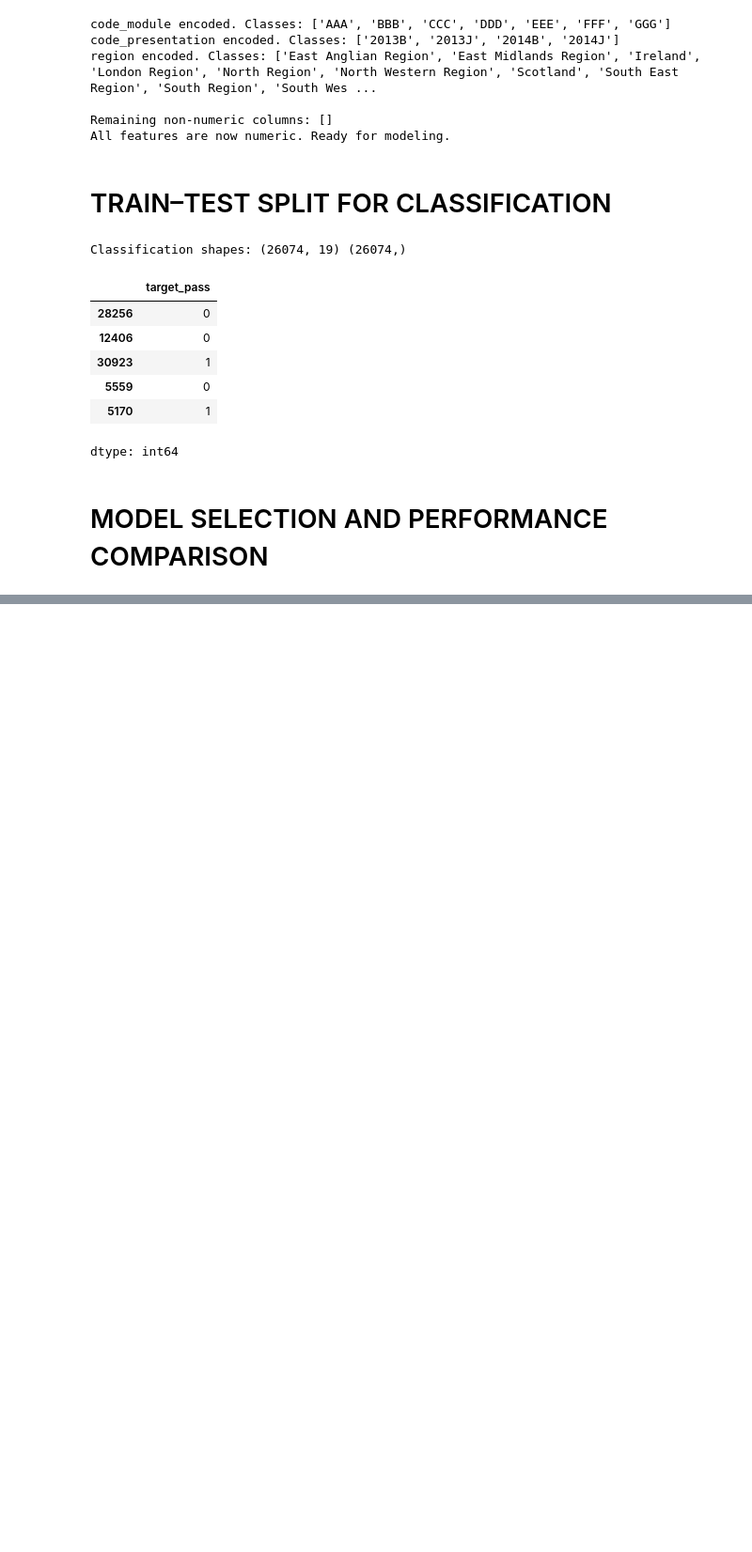
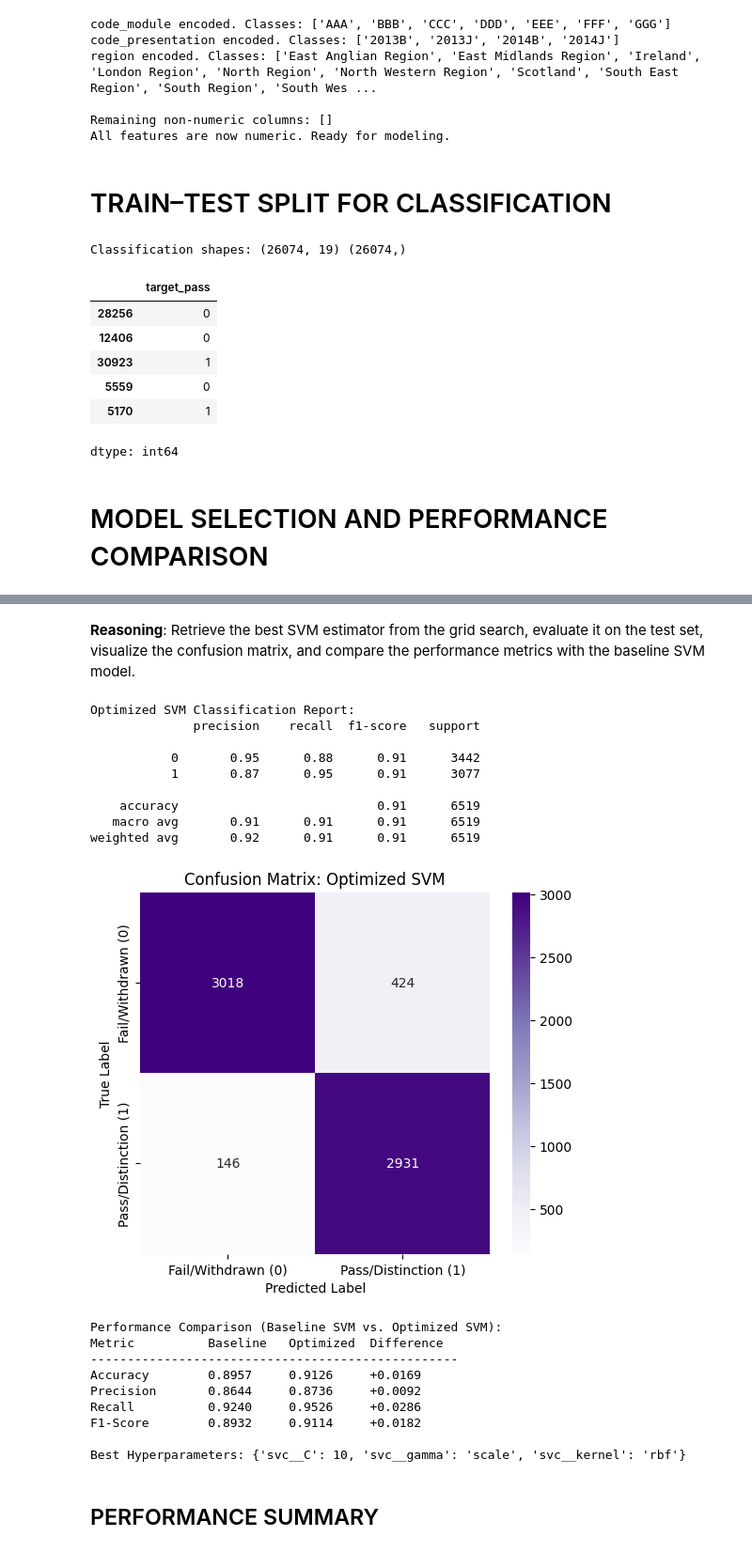
Before and after one commit to Jiajieja/WM9QG-Fundamentals-of-Artificial-Intelligence-and-Data-Mining-Group-Assessment, a Jupyter notebook: CLASSIFICATION/OULA_Dataset_Analysis.ipynb, the cells around one changed output, grey strips where cells are left out. Shown at 94% size. Drawn from its saved outputs; the diff is of its cells as text; code cells hidden in the pictures; blank space fills up the shorter version.

```diff
--- a/CLASSIFICATION/OULA_Dataset_Analysis.ipynb
+++ b/CLASSIFICATION/OULA_Dataset_Analysis.ipynb
@@ -1205,0 +1521,63 @@ plt.show()
+# %% [markdown]
+**Reasoning**:
+Retrieve the best SVM estimator from the grid search, evaluate it on the test set, visualize the confusion matrix, and compare the performance metrics with the baseline SVM model.
+# %%
+# 1. Retrieve the best estimator
+best_svm = svm_grid_search.best_estimator_
+
+# 2. Predict on test set
+y_pred_best_svm = best_svm.predict(X_test)
+
+# 3. Calculate Metrics
+acc_best_svm = accuracy_score(y_test, y_pred_best_svm)
+prec_best_svm = precision_score(y_test, y_pred_best_svm)
+rec_best_svm = recall_score(y_test, y_pred_best_svm)
+f1_best_svm = f1_score(y_test, y_pred_best_svm)
+
+# 4. Print Classification Report
+print("Optimized SVM Classification Report:")
+print(classification_report(y_test, y_pred_best_svm))
+
+# 5. Confusion Matrix Visualization
+cm_best_svm = confusion_matrix(y_test, y_pred_best_svm)
+plt.figure(figsize=(6, 5))
+sns.heatmap(cm_best_svm, annot=True, fmt='d', cmap='Purples',
+            xticklabels=['Fail/Withdrawn (0)', 'Pass/Distinction (1)'],
+            yticklabels=['Fail/Withdrawn (0)', 'Pass/Distinction (1)'])
+plt.xlabel('Predicted Label')
+plt.ylabel('True Label')
+plt.title('Confusion Matrix: Optimized SVM')
+plt.show()
+
+# 6. Compare with Baseline
+print("\nPerformance Comparison (Baseline SVM vs. Optimized SVM):")
+print(f"{'Metric':<15} {'Baseline':<10} {'Optimized':<10} {'Difference':<10}")
+print("-"*50)
+print(f"{'Accuracy':<15} {acc_svm:.4f}     {acc_best_svm:.4f}     {acc_best_svm - acc_svm:+.4f}")
+print(f"{'Precision':<15} {prec_svm:.4f}     {prec_best_svm:.4f}     {prec_best_svm - prec_svm:+.4f}")
+print(f"{'Recall':<15} {rec_svm:.4f}     {rec_best_svm:.4f}     {rec_best_svm - rec_svm:+.4f}")
+print(f"{'F1-Score':<15} {f1_svm:.4f}     {f1_best_svm:.4f}     {f1_best_svm - f1_svm:+.4f}")
+
+print("\nBest Hyperparameters:", svm_grid_search.best_params_)
+# %% [output]
+Optimized SVM Classification Report:
+              precision    recall  f1-score   support
+
+           0       0.95      0.88      0.91      3442
+           1       0.87      0.95      0.91      3077
+
+    accuracy                           0.91      6519
+   macro avg       0.91      0.91      0.91      6519
+weighted avg       0.92      0.91      0.91      6519
+[figure, added]
+Performance Comparison (Baseline SVM vs. Optimized SVM):
+Metric          Baseline   Optimized  Difference
+--------------------------------------------------
+Accuracy        0.8957     0.9126     +0.0169
+Precision       0.8644     0.8736     +0.0092
+Recall          0.9240     0.9526     +0.0286
+F1-Score        0.8932     0.9114     +0.0182
+
+Best Hyperparameters: {'svc__C': 10, 'svc__gamma': 'scale', 'svc__kernel': 'rbf'}
+# %% [markdown]
+## PERFORMANCE SUMMARY
```
Also changed, not shown: parts of 39 cells of this notebook.
